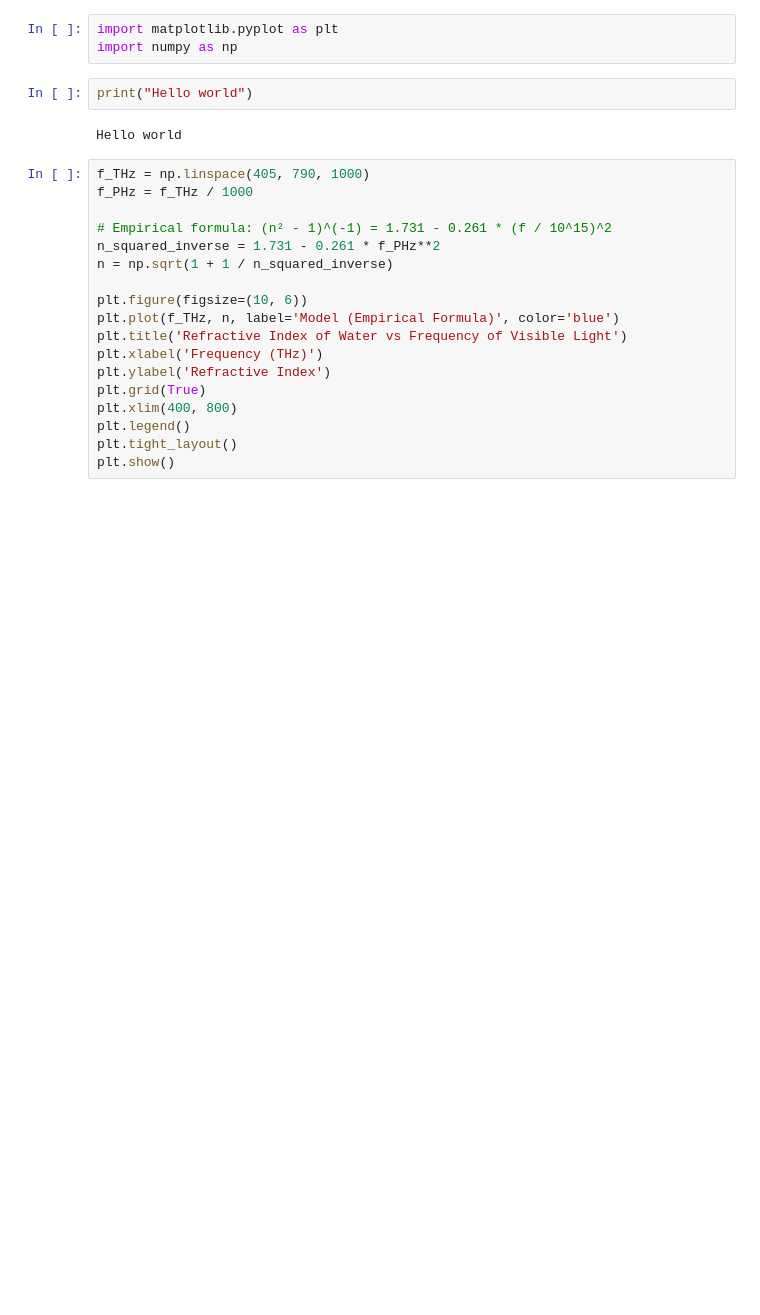
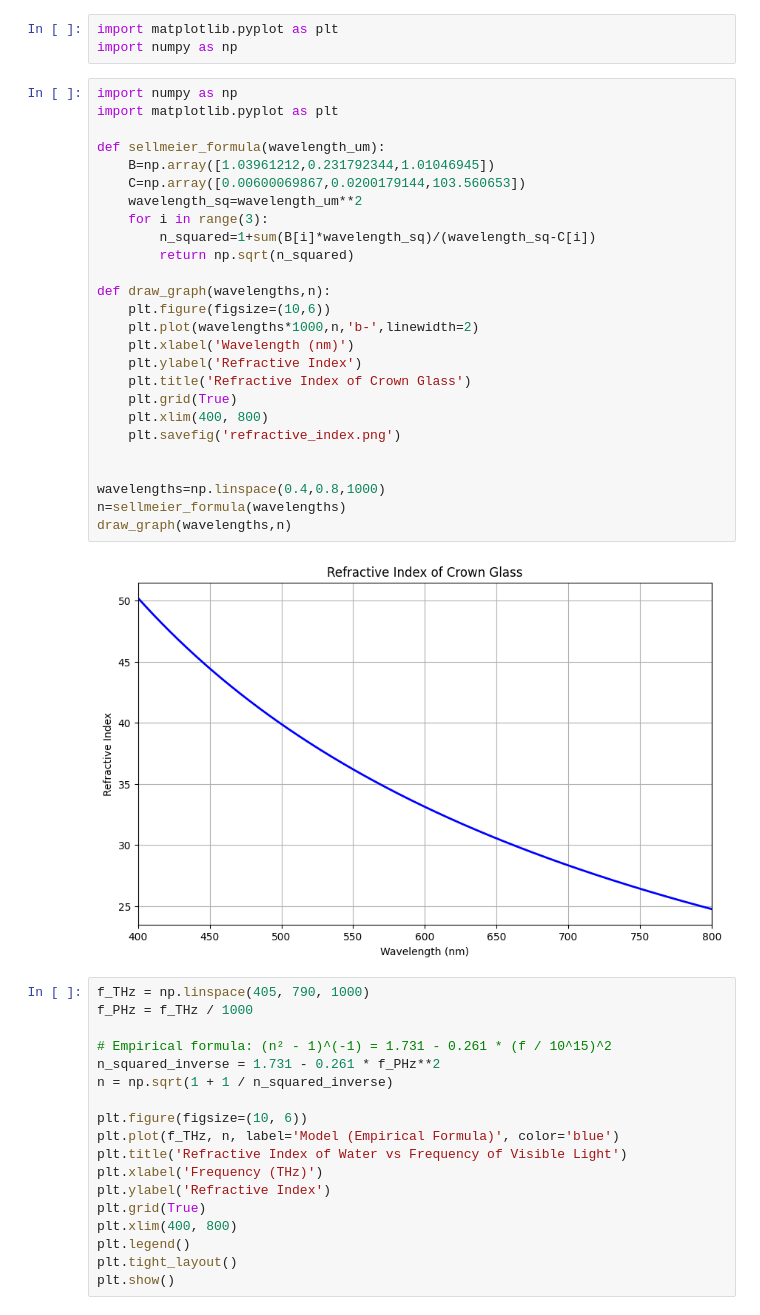
Before and after one commit to SaadSikder1/BPHO, a Jupyter notebook: PBHO.ipynb, the cells around one changed output. Saved outputs shown, nothing was run; the diff lists cells and outputs as text; blank space fills up the shorter version.

```diff
--- a/PBHO.ipynb
+++ b/PBHO.ipynb
@@ -2,9 +2,33 @@
 import matplotlib.pyplot as plt
 import numpy as np
 # %%
-print("Hello world")
+import numpy as np
+import matplotlib.pyplot as plt
+
+def sellmeier_formula(wavelength_um):
+    B=np.array([1.03961212,0.231792344,1.01046945])
+    C=np.array([0.00600069867,0.0200179144,103.560653])
+    wavelength_sq=wavelength_um**2
+    for i in range(3):
+        n_squared=1+sum(B[i]*wavelength_sq)/(wavelength_sq-C[i])
+        return np.sqrt(n_squared)
+
+def draw_graph(wavelengths,n):
+    plt.figure(figsize=(10,6))
+    plt.plot(wavelengths*1000,n,'b-',linewidth=2)
+    plt.xlabel('Wavelength (nm)')
+    plt.ylabel('Refractive Index')
+    plt.title('Refractive Index of Crown Glass')
+    plt.grid(True)
+    plt.xlim(400, 800)
+    plt.savefig('refractive_index.png')
+
+
+wavelengths=np.linspace(0.4,0.8,1000)
+n=sellmeier_formula(wavelengths)
+draw_graph(wavelengths,n)
 # %% [output]
-Hello world
+[figure, added]
 # %%
 f_THz = np.linspace(405, 790, 1000)
 f_PHz = f_THz / 1000
```
Also changed, not shown: parts of 1 cell of this notebook, 3 other files.
